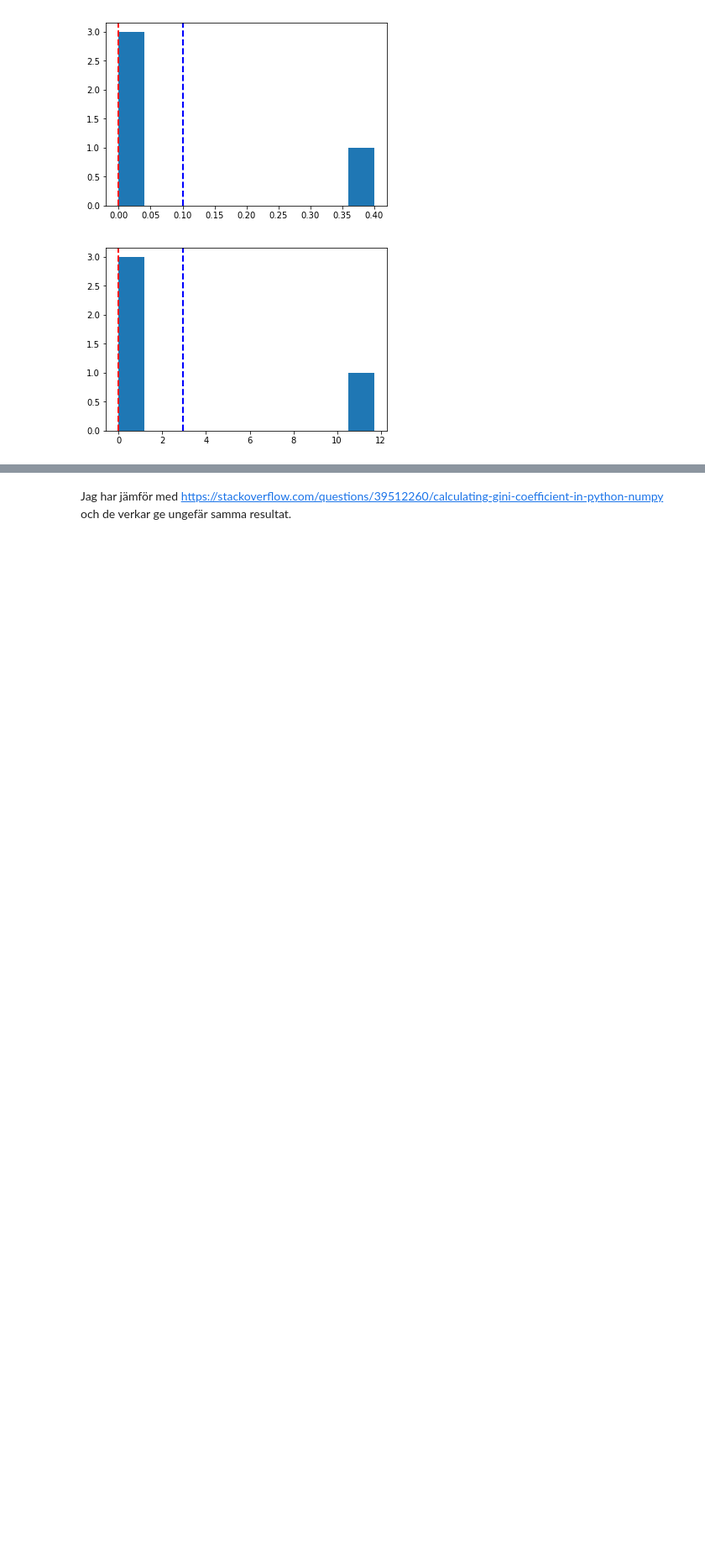
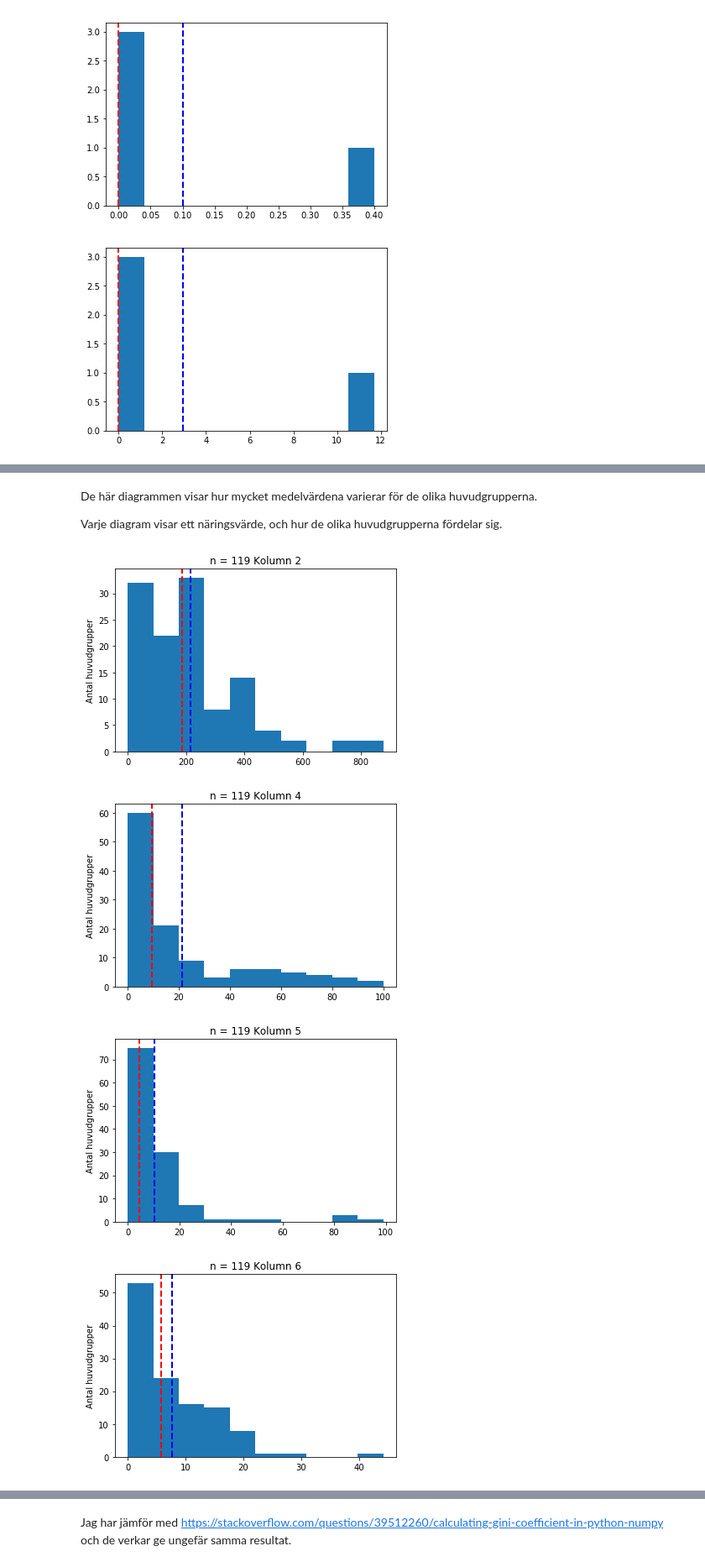
Before and after one commit to friberger/kodamat, a Jupyter notebook: matrymden/avstaand_huvudgrupper.ipynb, the cells around one changed output, grey strips where cells are left out. Shown at 84% size. Drawn from its saved outputs; the diff is of its cells as text; code cells hidden in the pictures; blank space fills up the shorter version.

Commit message:
Spridning mellan huvudgrupperna

```diff
--- a/matrymden/avstaand_huvudgrupper.ipynb
+++ b/matrymden/avstaand_huvudgrupper.ipynb
@@ -43,9 +43,9 @@ columns = np.array([ 2,  4,  5,  6])
 #Skapa dataset som alla rader och de kolumner som valts i columns
 dataset = db_contents[:,columns].astype(float)
 
-main_groups = np.array(list(set(db_contents.T[60]))).reshape(-1, 1)
+main_groups = np.array(list(set(db_contents[:,60]))).reshape(-1, 1)
 
 #Skapa hela matrisen med kolumner för alla medelvärden
 main_groups=np.hstack((main_groups,np.empty([len(main_groups),len(columns)])))
-print(main_groups)
+print(main_groups[:,0])
 # %% [output]
@@ -109,3 +129,25 @@ for row in main_groups:
+# %% [markdown]
+De här diagrammen visar hur mycket medelvärdena varierar för de olika huvudgrupperna.
+
+Varje diagram visar ett näringsvärde, och hur de olika huvudgrupperna fördelar sig.
+# %%
+for i, column in enumerate(main_groups.T[1:]):
+    column = np.array(column, dtype=float)
+    #print (column)
+    #group_members = np.where(db_contents[:,60]==m_group)
+    #a = dataset[group_members]
+    #mean = np.mean(dataset[group_members], axis=0)
+    plt.axvline(column.mean(), color='b', linestyle='dashed', linewidth=2)
+    plt.axvline(np.median(column), color='r', linestyle='dashed', linewidth=2)
+    plt.hist(column)
+    plt.title('n = ' + str(len(column)) + ' Kolumn ' + str(columns[i]))
+    plt.ylabel('Antal huvudgrupper')
+    plt.show()
+# %% [output]
+[figure, added]
+[figure, added]
+[figure, added]
+[figure, added]
 # %%
 threshold = 0.9999
 # %%
```
Also changed, not shown: parts of 16 cells of this notebook.
